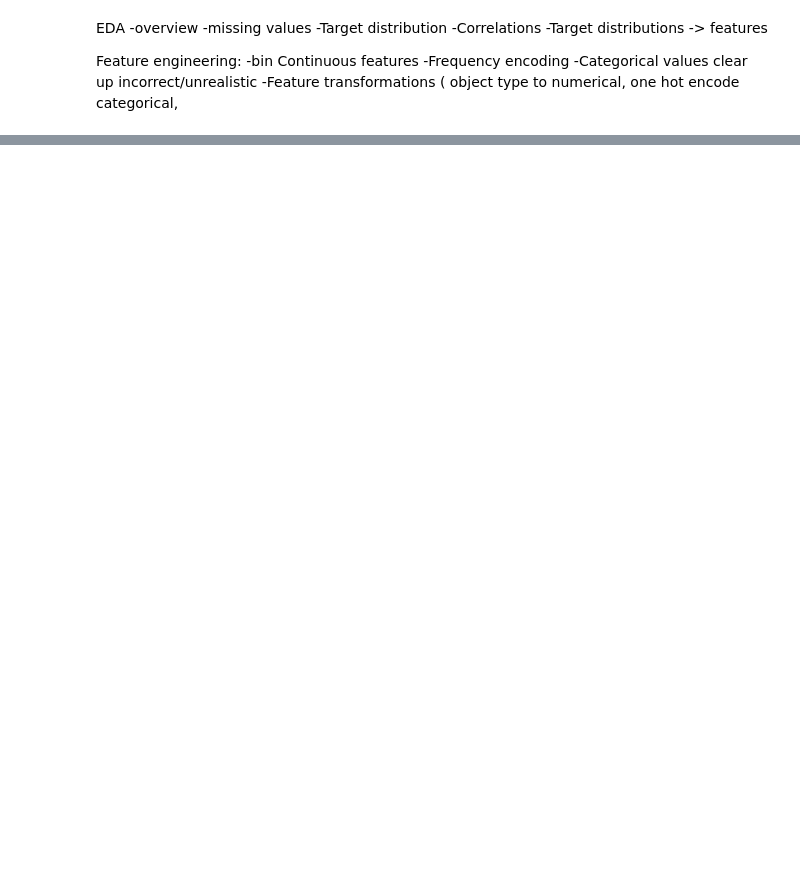
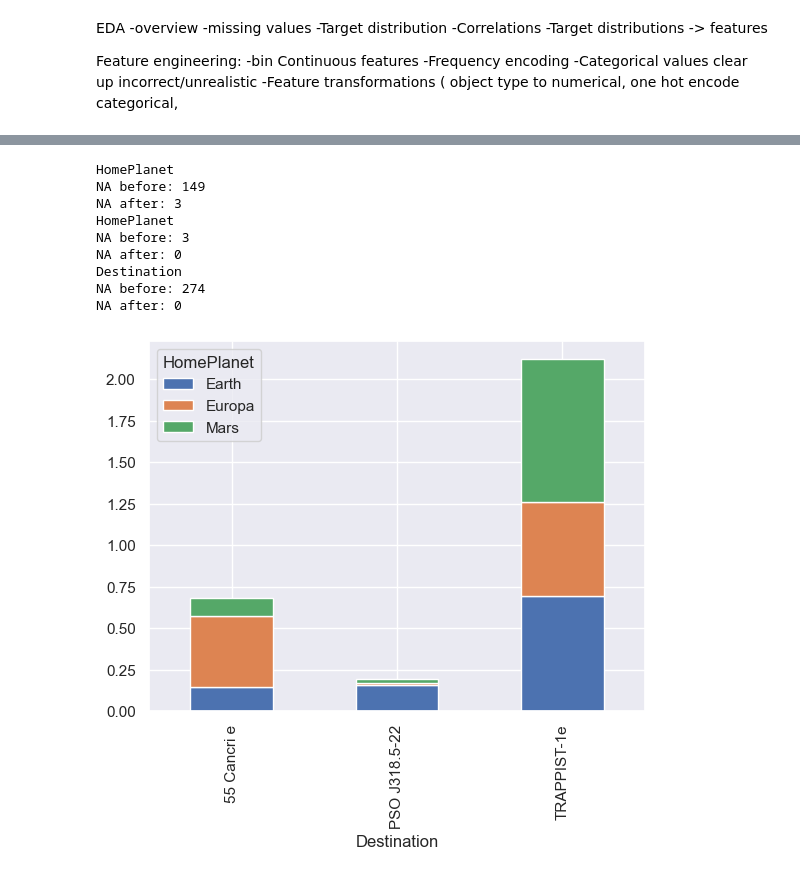
Before and after one commit to githubtijn2002/Titanic_practice, a Jupyter notebook: eda2.ipynb, the cells around one changed output, grey strips where cells are left out. Cells and saved outputs as stored; diff of their text form; code cells hidden in the pictures; blank space fills up the shorter version.

```diff
--- a/eda2.ipynb
+++ b/eda2.ipynb
@@ -92,0 +112,8 @@ missing_age
+# %%
+# way less VIP passengers than non-VIP passengers, so we can fill the missing values with 0
+print(f'VIP\nNA before: {all["VIP"].isna().sum()}')
+all['VIP'] = all['VIP'].fillna(False)
+print(f'NA after: {all["VIP"].isna().sum()}')
+
+# if 'CryoSleep' is True, 'RoomService', 'FoodCourt', 'ShoppingMall', 'Spa', 'VRDeck' should be 0
+all.loc[all['CryoSleep'] == True, ['RoomService', 'FoodCourt', 'ShoppingMall', 'Spa', 'VRDeck']] = 0
@@ -92,0 +124,5 @@ missing_age
+# %%
+# set missing values for age as the median of the people with the same 'Deck'
+print(f'Age\nNA before: {all["Age"].isna().sum()}')
+all['Age'] = all['Age'].fillna(all.groupby('Deck')['Age'].transform('median'))
+print(f'NA after: {all["Age"].isna().sum()}')
@@ -92,0 +164,35 @@ missing_age
+# %%
+# Drop columns that are not useful: Name, Ticket, PassengerId, LastName, Cabin
+all.drop(columns=['Name', 'Ticket', 'PassengerId', 'LastName', 'Cabin'], inplace=True)
+# %%
+#plot relative frequencies of home planet per destination
+homeplanet_destination = all.groupby(['HomePlanet', 'Destination']).size().unstack().T
+homeplanet_destination = homeplanet_destination.div(homeplanet_destination.sum(axis=0), axis=1)
+homeplanet_destination.plot.bar(stacked=True)
+
+# People going to 'PSO J318.5-22' most likely from Earth, People going to '55 Cancri e' most likely from Europa, People going to 'TRAPPIST-1e' most likely from Mars
+# fill the na vaues in 'HomePlanet' with the most common value of that person's 'Destination' and that person's 'Deck'
+print(f'HomePlanet\nNA before: {all["HomePlanet"].isna().sum()}')
+all['HomePlanet'] = all['HomePlanet'].fillna(all.groupby(['Destination', 'Deck'])['HomePlanet'].transform(lambda x: x.mode()[0]))
+print(f'NA after: {all["HomePlanet"].isna().sum()}')
+
+# fill the remaining missing values in 'HomePlanet' with the most common value of that person's Deck
+print(f'HomePlanet\nNA before: {all["HomePlanet"].isna().sum()}')
+all['HomePlanet'] = all['HomePlanet'].fillna(all.groupby('Deck')['HomePlanet'].transform(lambda x: x.mode()[0]))
+print(f'NA after: {all["HomePlanet"].isna().sum()}')
+
+# fill the na values in 'Destination' with the most common value of that person's 'HomePlanet' and that person's 'Deck'
+print(f'Destination\nNA before: {all["Destination"].isna().sum()}')
+all['Destination'] = all['Destination'].fillna(all.groupby(['HomePlanet', 'Deck'])['Destination'].transform(lambda x: x.mode()[0]))
+print(f'NA after: {all["Destination"].isna().sum()}')
+# %% [output]
+HomePlanet
+NA before: 149
+NA after: 3
+HomePlanet
+NA before: 3
+NA after: 0
+Destination
+NA before: 274
+NA after: 0
+[figure, added]
```
Also changed, not shown: parts of 17 cells of this notebook, 1 other file.
